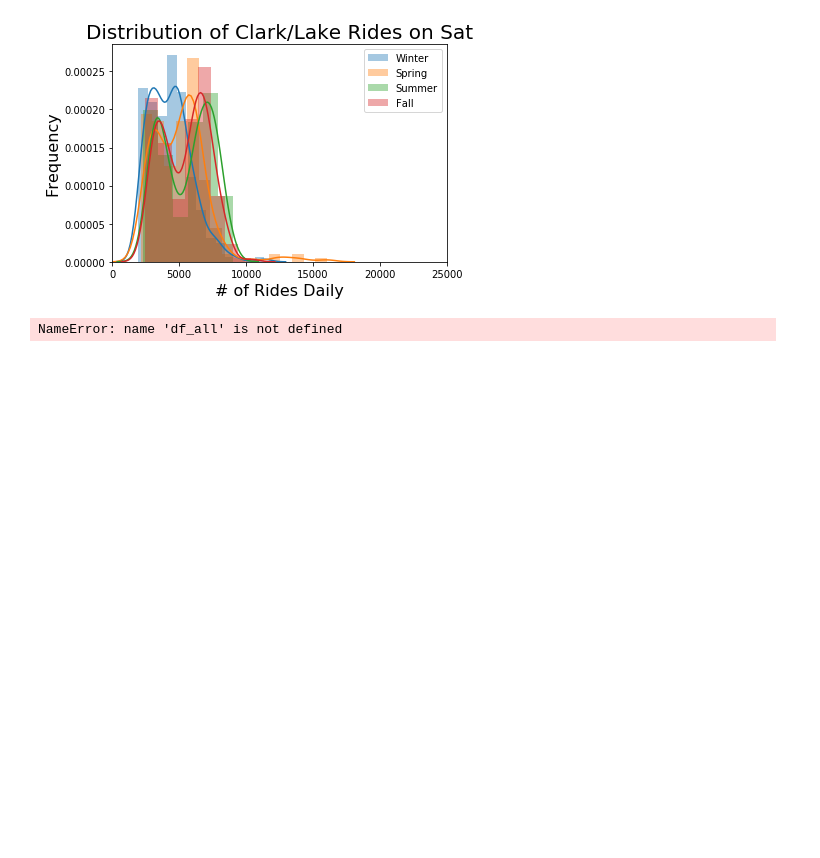
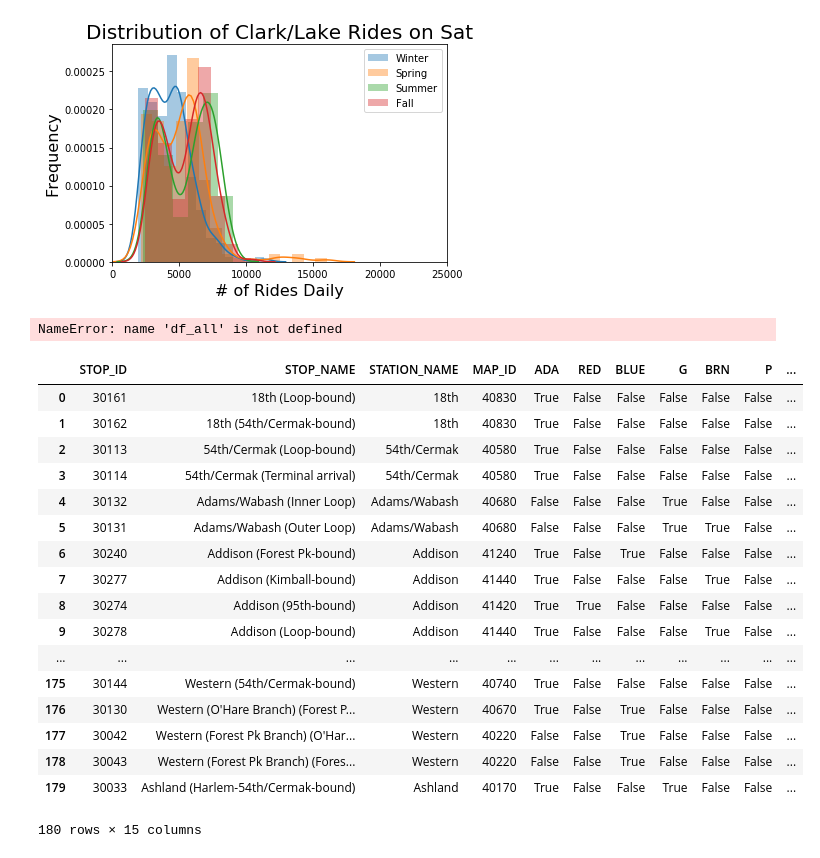
Before and after one commit to donnajobridge/cta, a Jupyter notebook: cta.ipynb, the cells around one changed output. Cells and saved outputs as stored; diff of their text form; code cells hidden in the pictures; blank space fills up the shorter version.

```diff
--- a/cta.ipynb
+++ b/cta.ipynb
@@ -72,3 +72,26 @@ NameError: name 'df_all' is not defined
 stds = pd.DataFrame(index=stations, columns=['std'])
 for station in stations:
     stds.loc[station,'std'] = (df.rides[df['stationname']==station].std())
+# %%
+df_map = pd.read_csv('CTA_-_System_Information_-_List_of__L__Stops_-_Map.csv')
+# %%
+df_map
+# %% [output]
+|  | STOP_ID | STOP_NAME | STATION_NAME | MAP_ID | ADA | RED | BLUE | G | BRN | P | ... |
+| 0 | 30161 | 18th (Loop-bound) | 18th | 40830 | True | False | False | False | False | False | ... |
+| 1 | 30162 | 18th (54th/Cermak-bound) | 18th | 40830 | True | False | False | False | False | False | ... |
+| 2 | 30113 | 54th/Cermak (Loop-bound) | 54th/Cermak | 40580 | True | False | False | False | False | False | ... |
+| 3 | 30114 | 54th/Cermak (Terminal arrival) | 54th/Cermak | 40580 | True | False | False | False | False | False | ... |
+| 4 | 30132 | Adams/Wabash (Inner Loop) | Adams/Wabash | 40680 | False | False | False | True | False | False | ... |
+| 5 | 30131 | Adams/Wabash (Outer Loop) | Adams/Wabash | 40680 | False | False | False | True | True | False | ... |
+| 6 | 30240 | Addison (Forest Pk-bound) | Addison | 41240 | True | False | True | False | False | False | ... |
+| 7 | 30277 | Addison (Kimball-bound) | Addison | 41440 | True | False | False | False | True | False | ... |
+| 8 | 30274 | Addison (95th-bound) | Addison | 41420 | True | True | False | False | False | False | ... |
+| 9 | 30278 | Addison (Loop-bound) | Addison | 41440 | True | False | False | False | True | False | ... |
+| ... | ... | ... | ... | ... | ... | ... | ... | ... | ... | ... | ... |
+| 175 | 30144 | Western (54th/Cermak-bound) | Western | 40740 | True | False | False | False | False | False | ... |
+| 176 | 30130 | Western (O'Hare Branch) (Forest P... | Western | 40670 | True | False | True | False | False | False | ... |
+| 177 | 30042 | Western (Forest Pk Branch) (O'Har... | Western | 40220 | False | False | True | False | False | False | ... |
+| 178 | 30043 | Western (Forest Pk Branch) (Fores... | Western | 40220 | False | False | True | False | False | False | ... |
+| 179 | 30033 | Ashland (Harlem-54th/Cermak-bound) | Ashland | 40170 | True | False | False | True | False | False | ... |
+180 rows × 15 columns
```
